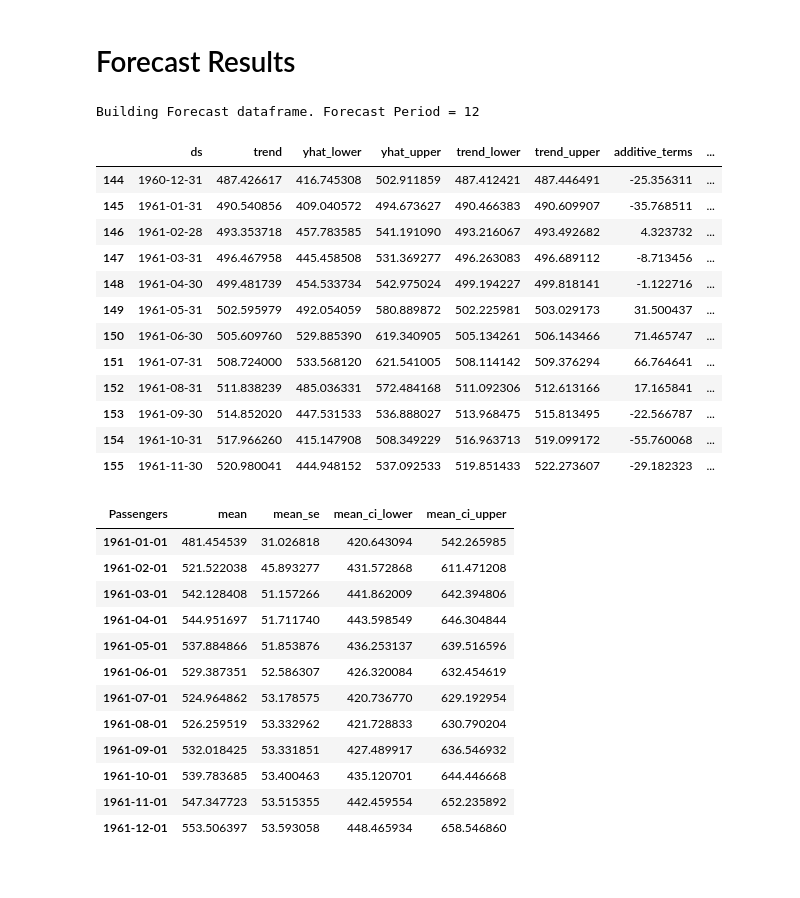
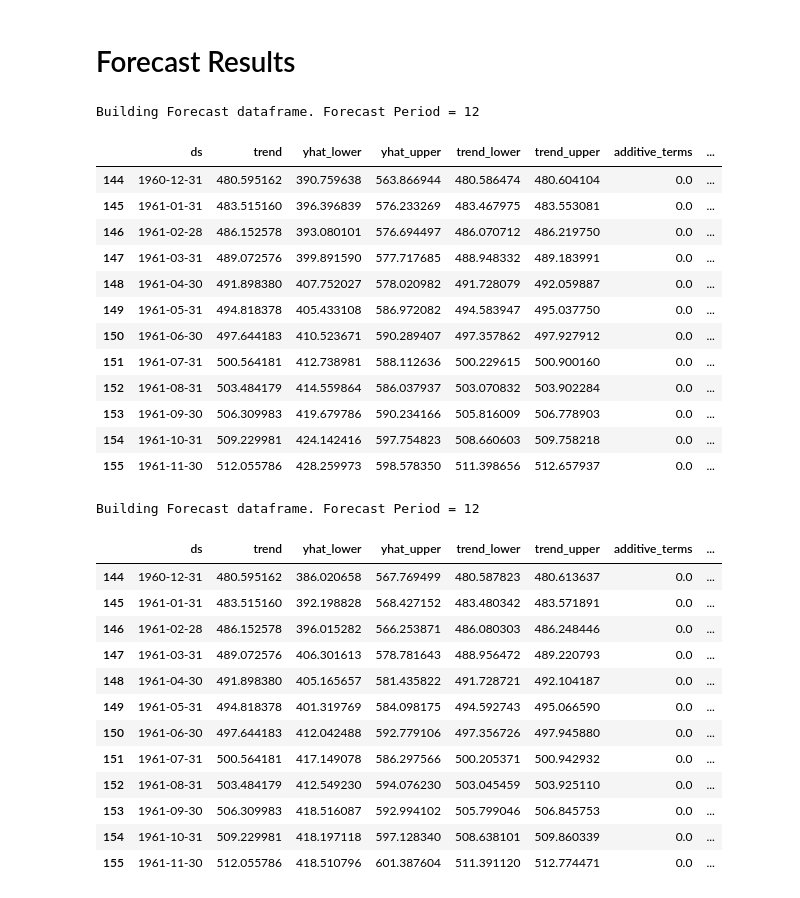
Before and after one commit to AutoViML/Auto_TS, a Jupyter notebook: example_notebooks/autots_univariate_example.ipynb, the cells around one changed output. Saved outputs shown, nothing was run; the diff lists cells and outputs as text; code cells hidden in the pictures.

```diff
--- a/example_notebooks/autots_univariate_example.ipynb
+++ b/example_notebooks/autots_univariate_example.ipynb
@@ -164,45 +176,46 @@ results_dict['auto_SARIMAX']['forecast']
 # %%
 # Using Best Model
 future_predictions = automl_model.predict(
-    forecast_period=FORECAST_PERIOD
+    testdata=FORECAST_PERIOD
 )
 future_predictions
 # %% [output]
 Building Forecast dataframe. Forecast Period = 12
 |  | ds | trend | yhat_lower | yhat_upper | trend_lower | trend_upper | additive_terms | ... |
-| 144 | 1960-12-31 | 487.426617 | 416.745308 | 502.911859 | 487.412421 | 487.446491 | -25.356311 | ... |
-| 145 | 1961-01-31 | 490.540856 | 409.040572 | 494.673627 | 490.466383 | 490.609907 | -35.768511 | ... |
-| 146 | 1961-02-28 | 493.353718 | 457.783585 | 541.191090 | 493.216067 | 493.492682 | 4.323732 | ... |
-| 147 | 1961-03-31 | 496.467958 | 445.458508 | 531.369277 | 496.263083 | 496.689112 | -8.713456 | ... |
-| 148 | 1961-04-30 | 499.481739 | 454.533734 | 542.975024 | 499.194227 | 499.818141 | -1.122716 | ... |
-| 149 | 1961-05-31 | 502.595979 | 492.054059 | 580.889872 | 502.225981 | 503.029173 | 31.500437 | ... |
-| 150 | 1961-06-30 | 505.609760 | 529.885390 | 619.340905 | 505.134261 | 506.143466 | 71.465747 | ... |
-| 151 | 1961-07-31 | 508.724000 | 533.568120 | 621.541005 | 508.114142 | 509.376294 | 66.764641 | ... |
-| 152 | 1961-08-31 | 511.838239 | 485.036331 | 572.484168 | 511.092306 | 512.613166 | 17.165841 | ... |
-| 153 | 1961-09-30 | 514.852020 | 447.531533 | 536.888027 | 513.968475 | 515.813495 | -22.566787 | ... |
-| 154 | 1961-10-31 | 517.966260 | 415.147908 | 508.349229 | 516.963713 | 519.099172 | -55.760068 | ... |
-| 155 | 1961-11-30 | 520.980041 | 444.948152 | 537.092533 | 519.851433 | 522.273607 | -29.182323 | ... |
+| 144 | 1960-12-31 | 480.595162 | 390.759638 | 563.866944 | 480.586474 | 480.604104 | 0.0 | ... |
+| 145 | 1961-01-31 | 483.515160 | 396.396839 | 576.233269 | 483.467975 | 483.553081 | 0.0 | ... |
+| 146 | 1961-02-28 | 486.152578 | 393.080101 | 576.694497 | 486.070712 | 486.219750 | 0.0 | ... |
+| 147 | 1961-03-31 | 489.072576 | 399.891590 | 577.717685 | 488.948332 | 489.183991 | 0.0 | ... |
+| 148 | 1961-04-30 | 491.898380 | 407.752027 | 578.020982 | 491.728079 | 492.059887 | 0.0 | ... |
+| 149 | 1961-05-31 | 494.818378 | 405.433108 | 586.972082 | 494.583947 | 495.037750 | 0.0 | ... |
+| 150 | 1961-06-30 | 497.644183 | 410.523671 | 590.289407 | 497.357862 | 497.927912 | 0.0 | ... |
+| 151 | 1961-07-31 | 500.564181 | 412.738981 | 588.112636 | 500.229615 | 500.900160 | 0.0 | ... |
+| 152 | 1961-08-31 | 503.484179 | 414.559864 | 586.037937 | 503.070832 | 503.902284 | 0.0 | ... |
+| 153 | 1961-09-30 | 506.309983 | 419.679786 | 590.234166 | 505.816009 | 506.778903 | 0.0 | ... |
+| 154 | 1961-10-31 | 509.229981 | 424.142416 | 597.754823 | 508.660603 | 509.758218 | 0.0 | ... |
+| 155 | 1961-11-30 | 512.055786 | 428.259973 | 598.578350 | 511.398656 | 512.657937 | 0.0 | ... |
 # %%
 # Using specific model
 future_predictions = automl_model.predict(
-    forecast_period=FORECAST_PERIOD,
+    testdata=FORECAST_PERIOD,
     model='auto_SARIMAX'
 )
 future_predictions
 # %% [output]
+Building Forecast dataframe. Forecast Period = 12
-| Passengers | mean | mean_se | mean_ci_lower | mean_ci_upper |
-| 1961-01-01 | 481.454539 | 31.026818 | 420.643094 | 542.265985 |
-| 1961-02-01 | 521.522038 | 45.893277 | 431.572868 | 611.471208 |
-| 1961-03-01 | 542.128408 | 51.157266 | 441.862009 | 642.394806 |
-| 1961-04-01 | 544.951697 | 51.711740 | 443.598549 | 646.304844 |
-| 1961-05-01 | 537.884866 | 51.853876 | 436.253137 | 639.516596 |
-| 1961-06-01 | 529.387351 | 52.586307 | 426.320084 | 632.454619 |
-| 1961-07-01 | 524.964862 | 53.178575 | 420.736770 | 629.192954 |
-| 1961-08-01 | 526.259519 | 53.332962 | 421.728833 | 630.790204 |
-| 1961-09-01 | 532.018425 | 53.331851 | 427.489917 | 636.546932 |
-| 1961-10-01 | 539.783685 | 53.400463 | 435.120701 | 644.446668 |
-| 1961-11-01 | 547.347723 | 53.515355 | 442.459554 | 652.235892 |
-| 1961-12-01 | 553.506397 | 53.593058 | 448.465934 | 658.546860 |
+|  | ds | trend | yhat_lower | yhat_upper | trend_lower | trend_upper | additive_terms | ... |
+| 144 | 1960-12-31 | 480.595162 | 386.020658 | 567.769499 | 480.587823 | 480.613637 | 0.0 | ... |
+| 145 | 1961-01-31 | 483.515160 | 392.198828 | 568.427152 | 483.480342 | 483.571891 | 0.0 | ... |
+| 146 | 1961-02-28 | 486.152578 | 396.015282 | 566.253871 | 486.080303 | 486.248446 | 0.0 | ... |
+| 147 | 1961-03-31 | 489.072576 | 406.301613 | 578.781643 | 488.956472 | 489.220793 | 0.0 | ... |
+| 148 | 1961-04-30 | 491.898380 | 405.165657 | 581.435822 | 491.728721 | 492.104187 | 0.0 | ... |
+| 149 | 1961-05-31 | 494.818378 | 401.319769 | 584.098175 | 494.592743 | 495.066590 | 0.0 | ... |
+| 150 | 1961-06-30 | 497.644183 | 412.042488 | 592.779106 | 497.356726 | 497.945880 | 0.0 | ... |
+| 151 | 1961-07-31 | 500.564181 | 417.149078 | 586.297566 | 500.205371 | 500.942932 | 0.0 | ... |
+| 152 | 1961-08-31 | 503.484179 | 412.549230 | 594.076230 | 503.045459 | 503.925110 | 0.0 | ... |
+| 153 | 1961-09-30 | 506.309983 | 418.516087 | 592.994102 | 505.799046 | 506.845753 | 0.0 | ... |
+| 154 | 1961-10-31 | 509.229981 | 418.197118 | 597.128340 | 508.638101 | 509.860339 | 0.0 | ... |
+| 155 | 1961-11-30 | 512.055786 | 418.510796 | 601.387604 | 511.391120 | 512.774471 | 0.0 | ... |
 # %%
 # Using specific model
 future_predictions = automl_model.predict(
```
Also changed, not shown: parts of 9 cells of this notebook, 2 other files.
